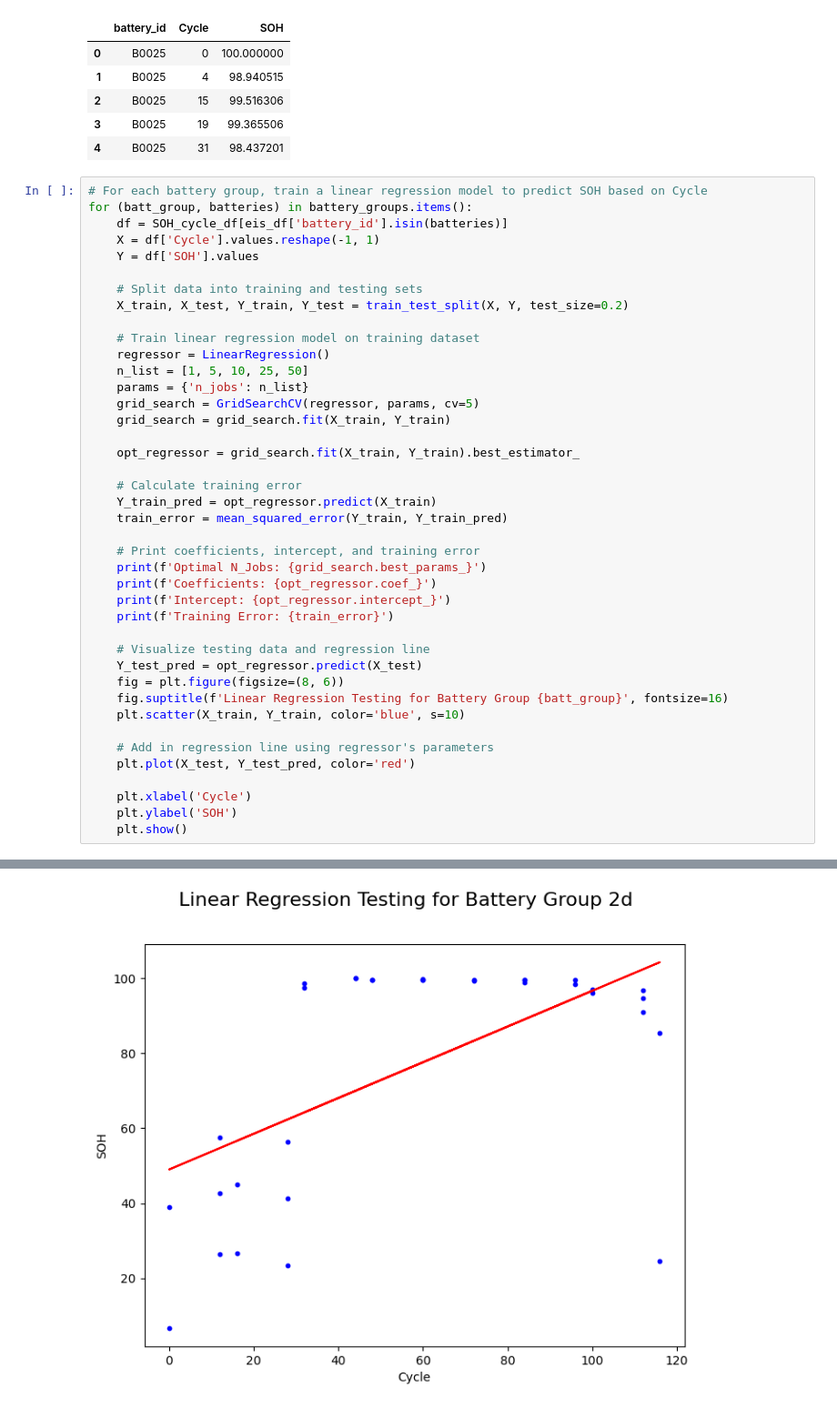
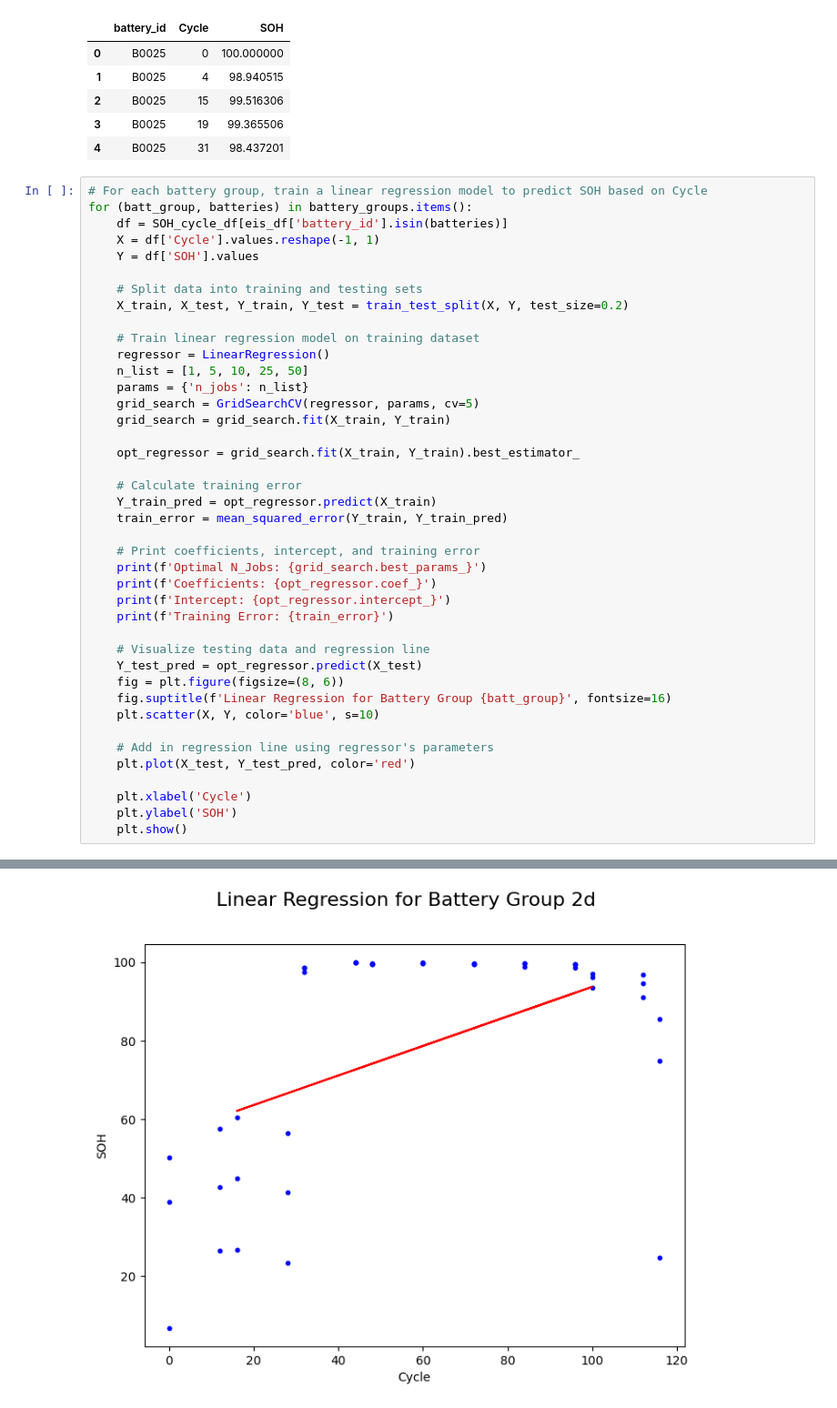
Before and after one commit to MKMiyagi/COGS_118B, a Jupyter notebook: Final_Project.ipynb, the cells around one changed output, grey strips where cells are left out. Shown at 91% size. Drawn from its saved outputs; the diff is of its cells as text.

Commit message:
Update to linear regression graph

```diff
--- a/Final_Project.ipynb
+++ b/Final_Project.ipynb
@@ -1143,8 +1143,8 @@ for (batt_group, batteries) in battery_groups.items():
     # Visualize testing data and regression line
     Y_test_pred = opt_regressor.predict(X_test)
     fig = plt.figure(figsize=(8, 6))
-    fig.suptitle(f'Linear Regression Testing for Battery Group {batt_group}', fontsize=16)
-    plt.scatter(X_train, Y_train, color='blue', s=10)
+    fig.suptitle(f'Linear Regression for Battery Group {batt_group}', fontsize=16)
+    plt.scatter(X, Y, color='blue', s=10)
 
     # Add in regression line using regressor's parameters
     plt.plot(X_test, Y_test_pred, color='red')
@@ -1175,2 +1175,2 @@ Training Error: 630.4292871944739
-[figure, old version]
+[figure, new version]
 Optimal N_Jobs: {'n_jobs': 1}
```
Also changed, not shown: parts of 6 cells of this notebook.
